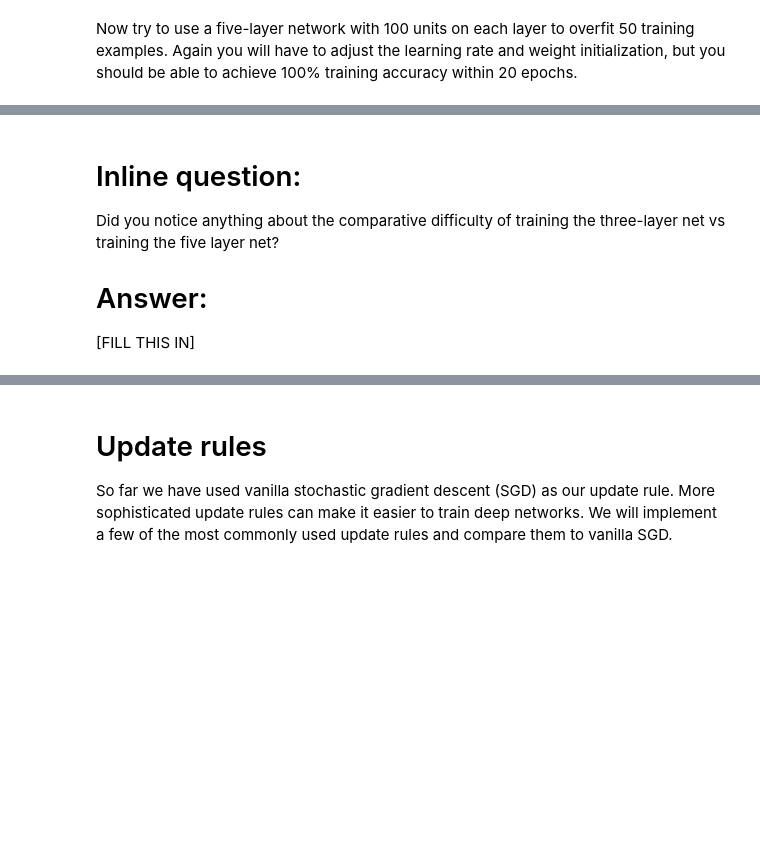
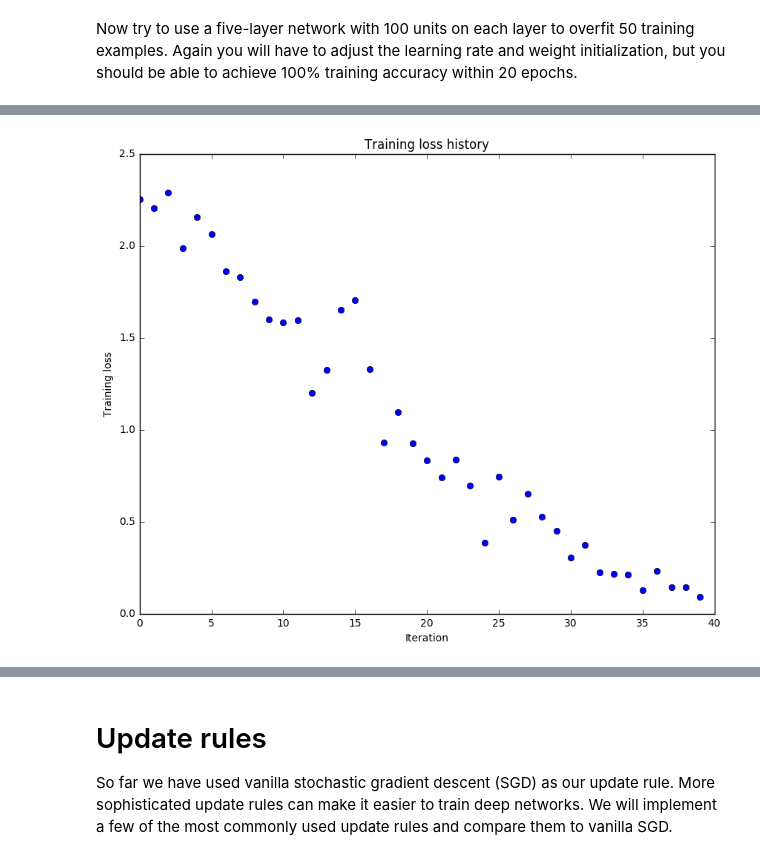
Before and after one commit to JoshZastrow/Conv_Nets, a Jupyter notebook: FullyConnectedNets.ipynb, the cells around one changed output, grey strips where cells are left out. Cells and saved outputs as stored; diff of their text form; code cells hidden in the pictures; blank space fills up the shorter version.

Commit message:
Complete forward and backward pass for fully connected network

```diff
--- a/FullyConnectedNets.ipynb
+++ b/FullyConnectedNets.ipynb
@@ -442,17 +478,49 @@ small_data = {
   'X_val': data['X_val'],
   'y_val': data['y_val'],
 }
+learning_rate = [.02, .025]
+weight_scale =  [.01, .02, .03]
 
-learning_rate = 1e-3
-weight_scale = 1e-5
+best_learning_rate = 0
+best_weight_scale = 0
+best_accuracy = 0
+
+# Determine best learning rate and weight scale
+for lr in learning_rate:
+    for wt in weight_scale:
+
+        model = FullyConnectedNet([100, 100, 100, 100],
+                        weight_scale=wt, dtype=np.float64)
+        solver = Solver(model, small_data,
+                        print_every=10, num_epochs=20, batch_size=25,
+                        update_rule='sgd',
+                        optim_config={
+                          'learning_rate': lr
+                        }, verbose=False
+                 )
+        solver.train()
+
+        curr_accuracy = solver.check_accuracy(data['X_train'], data['y_train'])
+
+        if curr_accuracy > best_accuracy:
+            best_weight_scale = wt
+            best_learning_rate = lr
+            best_accuracy = curr_accuracy
+
+# Run with best learning rate and weight scale
+print('\n\nBEST LEARNING RATE AND WEIGHT FROM SELECTION:\n\n'
+      'learning rate: {}\tweight scale:{}\n'
+      '\t\tAccuracy: {:04.1f}%\n\n'
+      .format(best_learning_rate, best_weight_scale, best_accuracy*100))
+
 model = FullyConnectedNet([100, 100, 100, 100],
-                weight_scale=weight_scale, dtype=np.float64)
+                weight_scale=best_weight_scale, dtype=np.float64)
 solver = Solver(model, small_data,
                 print_every=10, num_epochs=20, batch_size=25,
                 update_rule='sgd',
                 optim_config={
-                  'learning_rate': learning_rate,
-                }
+                  'learning_rate': best_learning_rate
+                }, verbose=True
          )
 solver.train()
 
@@ -461,3 +529,4 @@ plt.title('Training loss history')
 plt.xlabel('Iteration')
 plt.ylabel('Training loss')
 plt.show()
+# %% [output]
@@ -464,6 +550 @@ plt.show()
+[figure, added]
-# %% [markdown]
-# Inline question:
-Did you notice anything about the comparative difficulty of training the three-layer net vs training the five layer net?
-
-# Answer:
-[FILL THIS IN]
```
Also changed, not shown: parts of 12 cells of this notebook, 3 other files.
